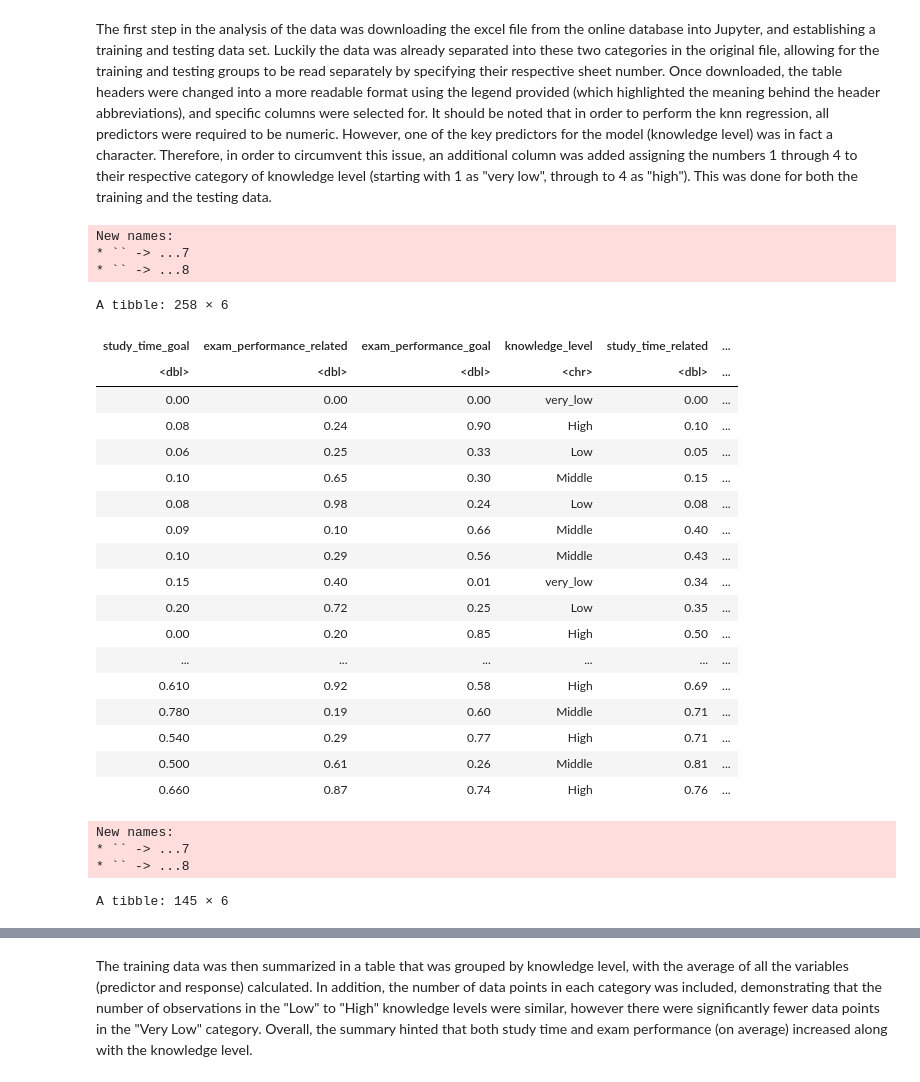
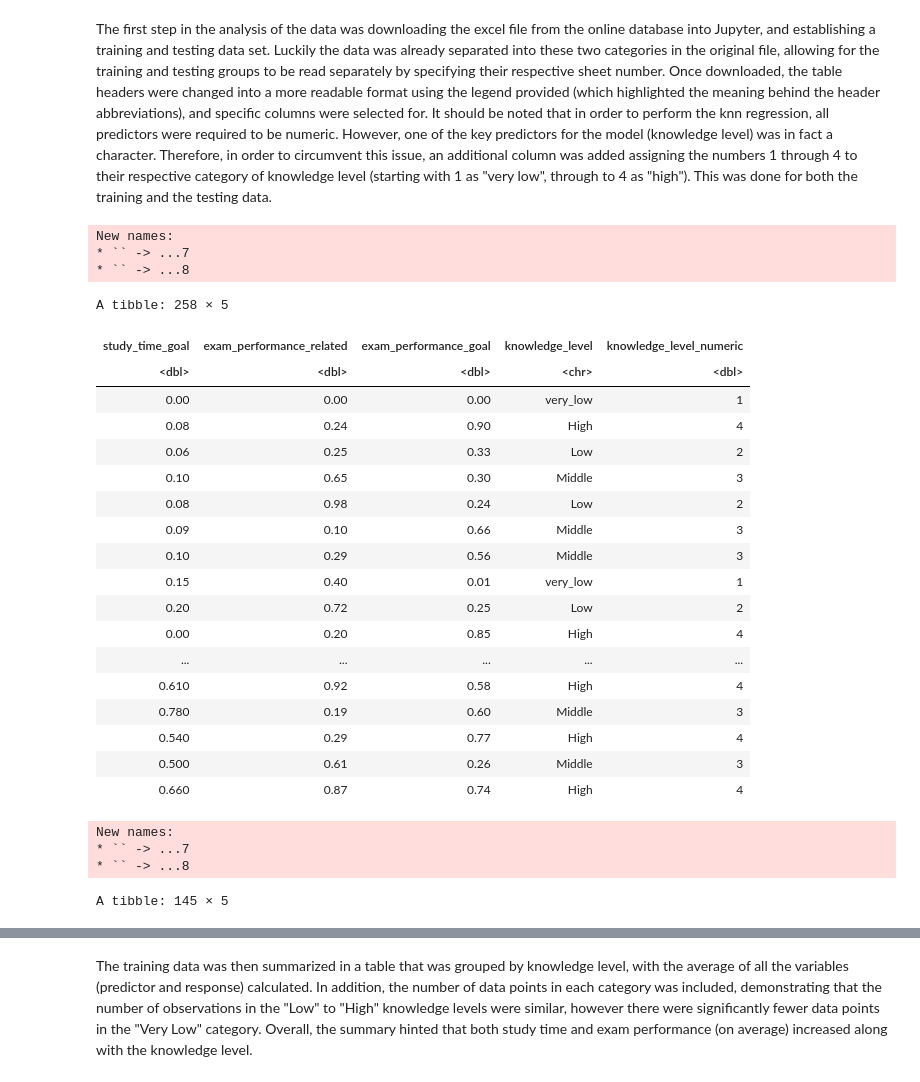
Before and after one commit to MirrenB/DSCI-100-Group-Project, a Jupyter notebook: Regression.ipynb, the cells around one changed output, grey strips where cells are left out. Drawn from its saved outputs; the diff is of its cells as text; code cells hidden in the pictures.

```diff
--- a/Regression.ipynb
+++ b/Regression.ipynb
@@ -10,51 +10,49 @@ The first step in the analysis of the data was downloading the excel file from t
 # %%
 download.file(destfile = "user_knowledge.xls", url = "https://archive.ics.uci.edu/ml/machine-learning-databases/00257/Data_User_Modeling_Dataset_Hamdi%20Tolga%20KAHRAMAN.xls")
 
 user_training <- read_excel("user_knowledge.xls", sheet = 2) %>%
-            select(STG, LPR, PEG, UNS, STR) %>%
+            select(STG, LPR, PEG, UNS) %>%
             rename(study_time_goal = STG,
                   exam_performance_related = LPR,
                   exam_performance_goal = PEG,
-                  knowledge_level = UNS,
-                  study_time_related = STR) %>%
+                  knowledge_level = UNS) %>%
             mutate(knowledge_level_numeric = recode(knowledge_level, very_low = '1', Low = '2', Middle =  '3', High = '4' )) %>%
             mutate(knowledge_level_numeric = as.numeric(knowledge_level_numeric))
 user_training
 
 user_testing <- read_excel("user_knowledge.xls", sheet = 3) %>%
-            select(STG, LPR, PEG, UNS, STR) %>%
+            select(STG, LPR, PEG, UNS) %>%
             rename(study_time_goal = STG,
                   exam_performance_related = LPR,
                   exam_performance_goal = PEG,
-                  knowledge_level = UNS,
-                  study_time_related = STR) %>%
+                  knowledge_level = UNS) %>%
             mutate(knowledge_level_numeric = recode(knowledge_level, 'Very Low' = '1', Low = '2', Middle =  '3', High = '4' )) %>%
             mutate(knowledge_level_numeric = as.numeric(knowledge_level_numeric))
 user_testing
 # %% [output]
 New names:
 * `` -> ...7
 * `` -> ...8
-A tibble: 258 × 6
+A tibble: 258 × 5
-| study_time_goal | exam_performance_related | exam_performance_goal | knowledge_level | study_time_related | ... |
-| <dbl> | <dbl> | <dbl> | <chr> | <dbl> | ... |
-| 0.00 | 0.00 | 0.00 | very_low | 0.00 | ... |
-| 0.08 | 0.24 | 0.90 | High | 0.10 | ... |
-| 0.06 | 0.25 | 0.33 | Low | 0.05 | ... |
-| 0.10 | 0.65 | 0.30 | Middle | 0.15 | ... |
-| 0.08 | 0.98 | 0.24 | Low | 0.08 | ... |
-| 0.09 | 0.10 | 0.66 | Middle | 0.40 | ... |
-| 0.10 | 0.29 | 0.56 | Middle | 0.43 | ... |
-| 0.15 | 0.40 | 0.01 | very_low | 0.34 | ... |
-| 0.20 | 0.72 | 0.25 | Low | 0.35 | ... |
-| 0.00 | 0.20 | 0.85 | High | 0.50 | ... |
-| ... | ... | ... | ... | ... | ... |
-| 0.610 | 0.92 | 0.58 | High | 0.69 | ... |
-| 0.780 | 0.19 | 0.60 | Middle | 0.71 | ... |
-| 0.540 | 0.29 | 0.77 | High | 0.71 | ... |
-| 0.500 | 0.61 | 0.26 | Middle | 0.81 | ... |
-| 0.660 | 0.87 | 0.74 | High | 0.76 | ... |
+| study_time_goal | exam_performance_related | exam_performance_goal | knowledge_level | knowledge_level_numeric |
+| <dbl> | <dbl> | <dbl> | <chr> | <dbl> |
+| 0.00 | 0.00 | 0.00 | very_low | 1 |
+| 0.08 | 0.24 | 0.90 | High | 4 |
+| 0.06 | 0.25 | 0.33 | Low | 2 |
+| 0.10 | 0.65 | 0.30 | Middle | 3 |
+| 0.08 | 0.98 | 0.24 | Low | 2 |
+| 0.09 | 0.10 | 0.66 | Middle | 3 |
+| 0.10 | 0.29 | 0.56 | Middle | 3 |
+| 0.15 | 0.40 | 0.01 | very_low | 1 |
+| 0.20 | 0.72 | 0.25 | Low | 2 |
+| 0.00 | 0.20 | 0.85 | High | 4 |
+| ... | ... | ... | ... | ... |
+| 0.610 | 0.92 | 0.58 | High | 4 |
+| 0.780 | 0.19 | 0.60 | Middle | 3 |
+| 0.540 | 0.29 | 0.77 | High | 4 |
+| 0.500 | 0.61 | 0.26 | Middle | 3 |
+| 0.660 | 0.87 | 0.74 | High | 4 |
 New names:
 * `` -> ...7
 * `` -> ...8
-A tibble: 145 × 6
+A tibble: 145 × 5
```
Also changed, not shown: parts of 1 cell of this notebook.
